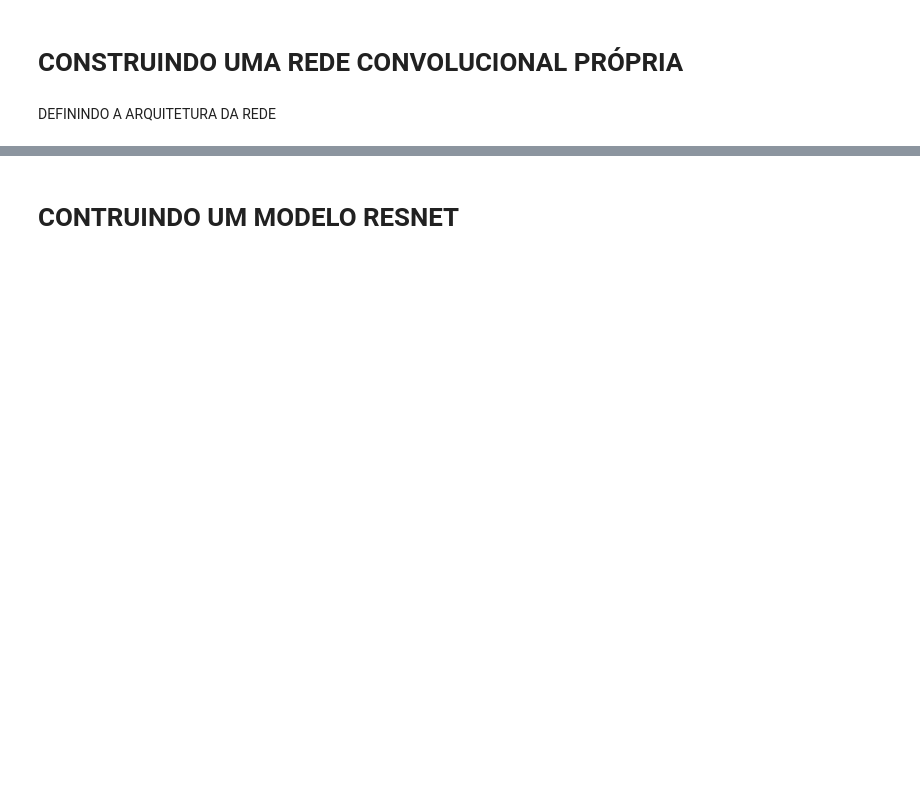
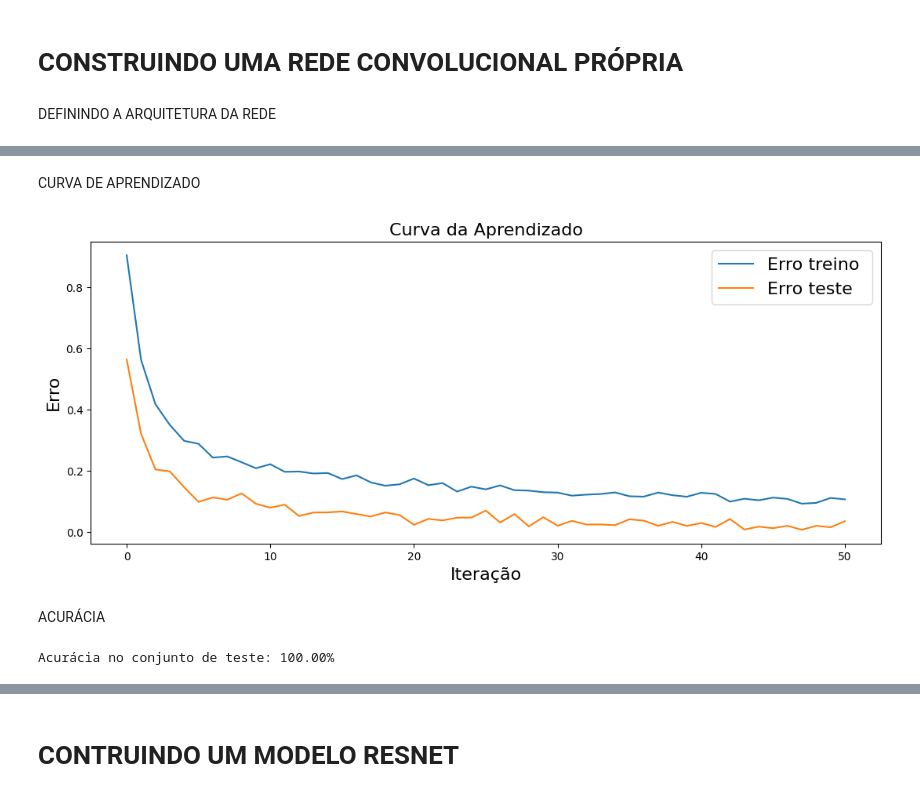
Before and after one commit to ronaldnunes/Fruits-classification-w-pytorch, a Jupyter notebook: FruitsCNN.ipynb, the cells around one changed output, grey strips where cells are left out. Saved outputs shown, nothing was run; the diff lists cells and outputs as text; code cells hidden in the pictures; blank space fills up the shorter version.

```diff
--- a/FruitsCNN.ipynb
+++ b/FruitsCNN.ipynb
@@ -64,3 +44,0 @@ data_test = datasets.ImageFolder(path_test, transform=test_transform)
-# %%
-imgs = torch.stack([img_t for img_t, _ in data_train], dim=3)
-imgs.shape
@@ -69,3 +47,3 @@ torch.Size([3, 64, 64, 1720])
 # %%
 train_loader = DataLoader(data_train, batch_size=96, shuffle=True)
-test_loader = DataLoader(data_test, batch_size=96, shuffle=False)
+test_loader = DataLoader(data_test, batch_size=96, shuffle=True)
@@ -93,9 +237,8 @@ class ConvNet(nn.Module):
   def forward(self, x):
     return self.layers(x)
 # %%
+device = "cuda" if torch.cuda.is_available() else "cpu" #definindo o dispositivo
+convnet = ConvNet().to(device) #aloca o modelo no dispositivo
 
-device = "cuda" if torch.cuda.is_available() else "cpu"
-ConvNet = ConvNet().to(device)
-
-loss_function = nn.CrossEntropyLoss()  # DEFININDO A FUNÇÃO DE PERDA (ENTROPIA CRUZADA)
-optimizer = torch.optim.Adam(ConvNet.parameters(), lr=0.0001)  # DEFININDO O OTIMIZADOR (ADAM)
+loss_function = nn.CrossEntropyLoss()  # Definindo a fução de perda (Entropia Cruzada)
+optimizer = torch.optim.Adam(convnet.parameters(), lr=0.0001)  # Definindo o otimizador (Adam)
@@ -101,0 +249,16 @@ optimizer = torch.optim.Adam(ConvNet.parameters(), lr=0.0001)  # DEFININDO O OTI
+# %%
+epochs = 51 # numero de iteracoes
+train_costs = [] # lista com o custo de treino para cada iteração
+test_costs = [] # lista com o custo de teste para cada iteração
+for t in range(epochs):
+  '''Treina o modelo por 50 iterações e
+  atualiza ambas as lista com seus respectivos valores '''
+  train_cost = Train(convnet, train_loader, loss_function, optimizer)
+  train_costs.append(train_cost)
+
+  test_cost = Validate(convnet, test_loader, loss_function)
+  test_costs.append(test_cost)
+
+  if t % 10 == 0: print(f"Epoch: {t}; Train Loss: {train_cost}")
+
+print("FIM")
@@ -101,0 +273,13 @@ optimizer = torch.optim.Adam(ConvNet.parameters(), lr=0.0001)  # DEFININDO O OTI
+# %% [markdown]
+CURVA DE APRENDIZADO
+# %%
+errors = {"Erro treino ": train_costs, "Erro teste": test_costs}
+LearningCurve(errors)
+# %% [output]
+[figure, added]
+# %% [markdown]
+ACURÁCIA
+# %%
+Acuracy(convnet, test_loader)
+# %% [output]
+Acurácia no conjunto de teste: 100.00%
```
Also changed, not shown: parts of 49 cells of this notebook.
